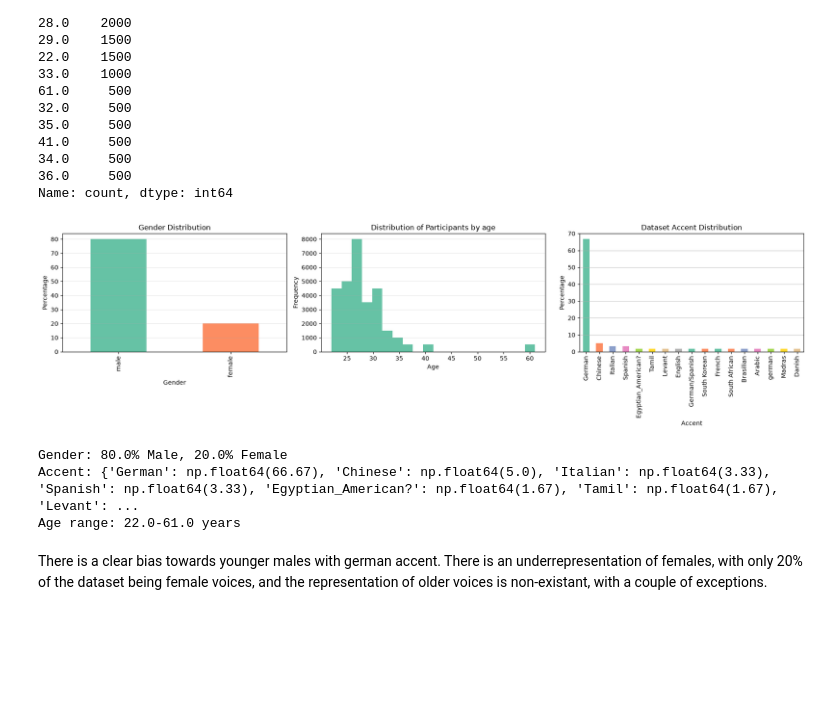
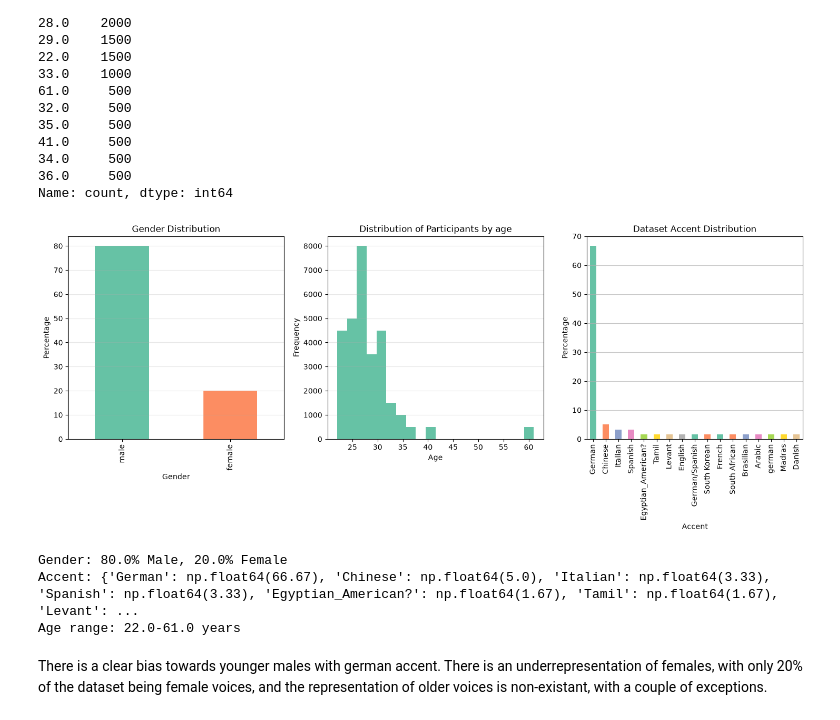
Before and after one commit to AmetsMarti/SDOML-project1, a Jupyter notebook: notebooks/00_download_dataset.ipynb, the cells around one changed output. Cells and saved outputs as stored; diff of their text form; code cells hidden in the pictures; blank space fills up the shorter version.

Commit message:
fixed images

```diff
--- a/notebooks/00_download_dataset.ipynb
+++ b/notebooks/00_download_dataset.ipynb
@@ -129,41 +135,48 @@ axs[0].set_xlabel("Gender")
 axs[0].set_ylabel("Percentage")
 axs[0].grid(axis="y", alpha=0.3)
 
+extent0 = axs[0].get_window_extent().transformed(fig.dpi_scale_trans.inverted())
+fig.savefig("../assets/dataset_gender_distribution.png", dpi=150, bbox_inches= extent0.expanded(1.25, 1.4))
 
 # Age Histogram
 age_count = df["age"].value_counts(normalize=True)*100
 df['age'].hist(ax=axs[1], bins=20, color=palette[0])
 axs[1].set_xlabel('Age')
 axs[1].set_ylabel('Frequency')
 axs[1].set_title('Distribution of Participants by age')
 axs[1].grid(axis="y", alpha=0.3)
 axs[1].xaxis.grid(False)
 
+extent1 = axs[1].get_window_extent().transformed(fig.dpi_scale_trans.inverted())
+fig.savefig("../assets/dataset_age_histogram.png", dpi=150, bbox_inches= extent1.expanded(1.25, 1.4))
 
 #Digit distribution
 # digit_counts = df["digit"].value_counts().sort_index()
 # digit_counts.plot.pie(ax=axs[1], colors=palette[:len(digit_counts)])
 # axs[1].set_title("Dataset Digit Distribution")
 # axs[1].set_xlabel("Digit")
 
 
 #Accent distribution
 accent_count = df["accent"].value_counts(normalize=True)*100
 accent_count.plot.bar(ax=axs[2], color=palette[:len(accent_count)])
 axs[2].set_title("Dataset Accent Distribution")
 axs[2].set_xlabel("Accent")
 axs[2].set_ylabel("Percentage")
 axs[2].grid(axis="y", alpha=0.7)
 
+extent2 = axs[2].get_window_extent().transformed(fig.dpi_scale_trans.inverted())
+fig.savefig("../assets/dataset_accent_distribution.png", dpi=150, bbox_inches= extent2.expanded(1.25, 1.9))
 
-plt.tight_layout()
+# plt.tight_layout()
+# plt.savefig("../assets/dataset_visualization.png", dpi=150)
 plt.show()
 
 print(f"\nGender: {gender_count["male"]}% Male, {gender_count["female"]}% Female")
 print(f"Accent: {dict(accent_count.round(2))}")
 print(f"Age range: {df['age'].min()}-{df['age'].max()} years")
 # %% [output]
-[figure, old version]
+[figure, new version]
 Gender: 80.0% Male, 20.0% Female
 Accent: {'German': np.float64(66.67), 'Chinese': np.float64(5.0), 'Italian': np.float64(3.33), 'Spanish': np.float64(3.33), 'Egyptian_American?': np.float64(1.67), 'Tamil': np.float64(1.67), 'Levant': ...
 Age range: 22.0-61.0 years
```
Also changed, not shown: parts of 3 cells of this notebook, 9 other files.
